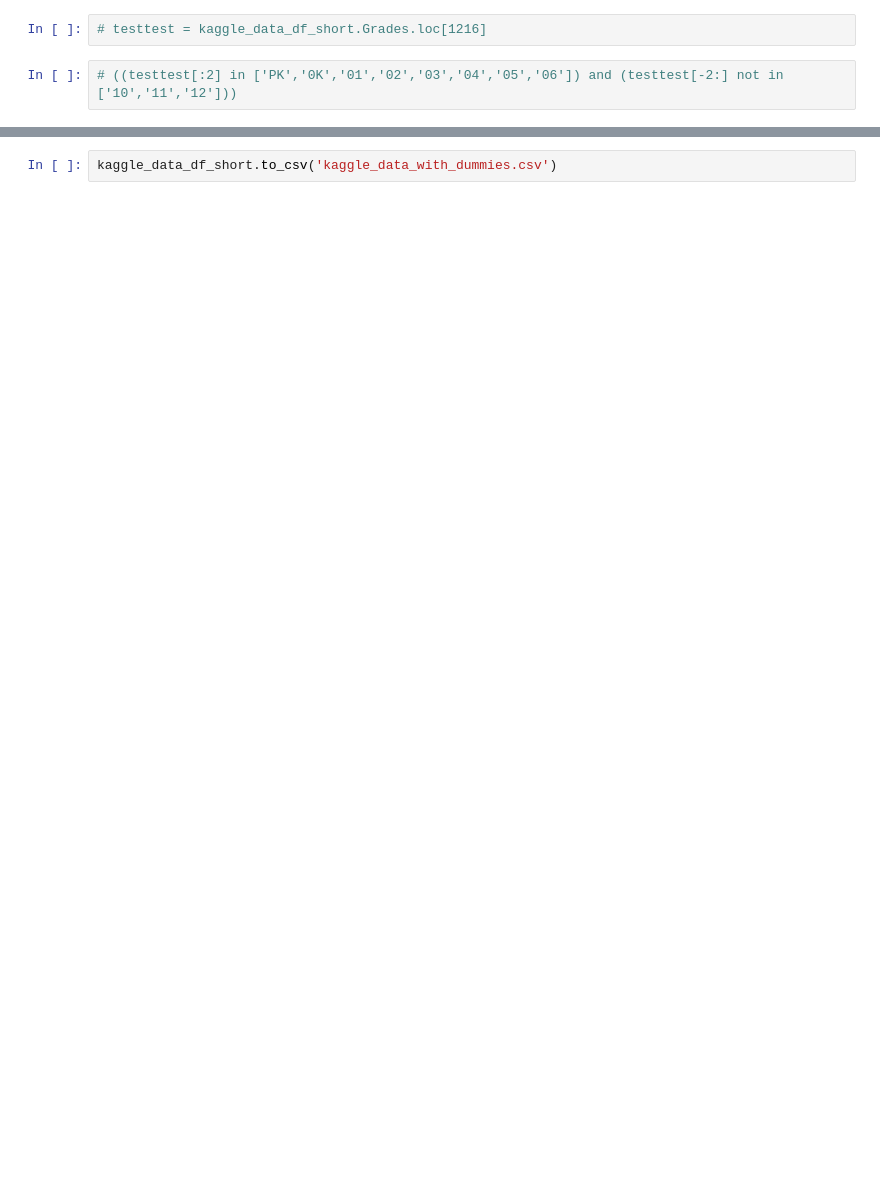
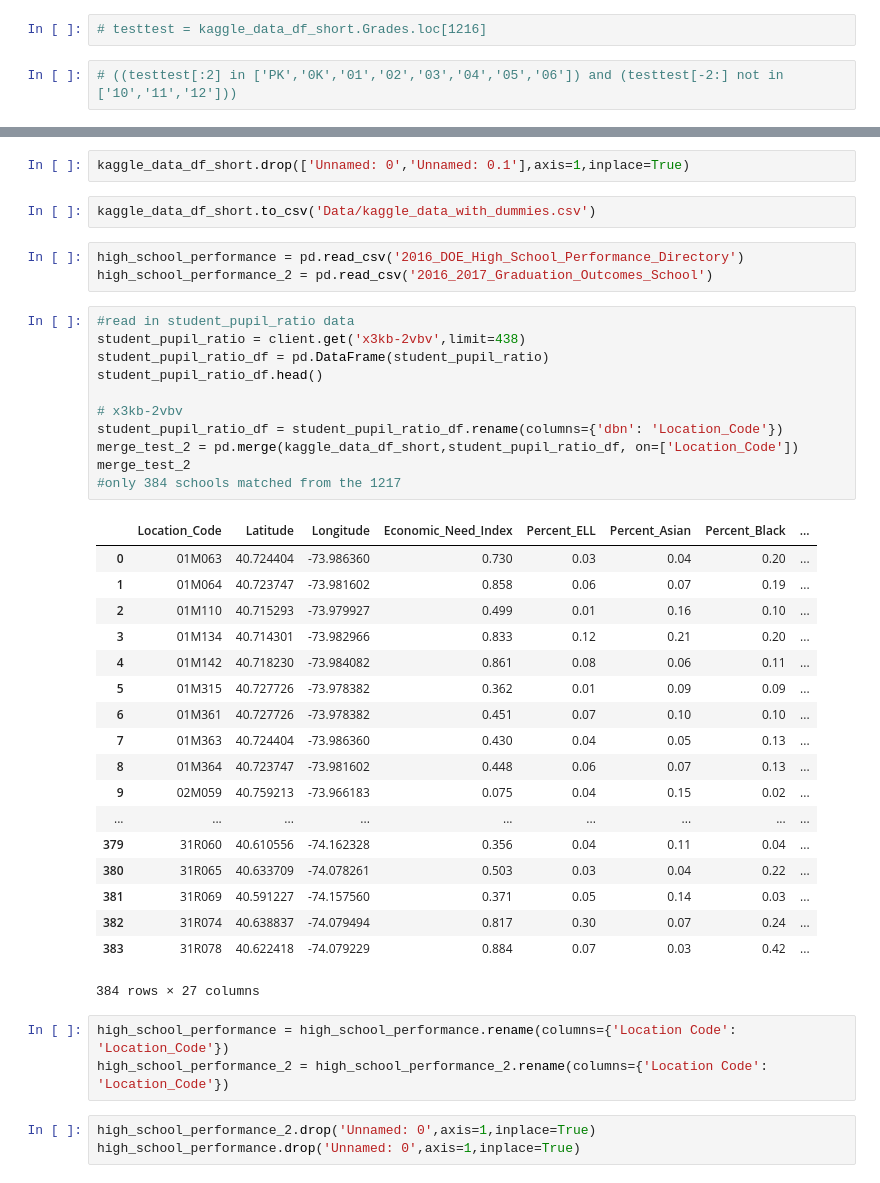
Before and after one commit to elenasm7/Linear-Regression-NYC-Schools, a Jupyter notebook: Linear_Regression_Notebook_1.ipynb, the cells around one changed output, grey strips where cells are left out. Cells and saved outputs as stored; diff of their text form; blank space fills up the shorter version.

```diff
--- a/Linear_Regression_Notebook_1.ipynb
+++ b/Linear_Regression_Notebook_1.ipynb
@@ -979,2 +866,43 @@ kaggle_data_df_short.head()
+# %%
+kaggle_data_df_short.drop(['Unnamed: 0','Unnamed: 0.1'],axis=1,inplace=True)
 # %%
-kaggle_data_df_short.to_csv('kaggle_data_with_dummies.csv')
+kaggle_data_df_short.to_csv('Data/kaggle_data_with_dummies.csv')
+# %%
+high_school_performance = pd.read_csv('2016_DOE_High_School_Performance_Directory')
+high_school_performance_2 = pd.read_csv('2016_2017_Graduation_Outcomes_School')
+# %%
+#read in student_pupil_ratio data
+student_pupil_ratio = client.get('x3kb-2vbv',limit=438)
+student_pupil_ratio_df = pd.DataFrame(student_pupil_ratio)
+student_pupil_ratio_df.head()
+
+# x3kb-2vbv
+student_pupil_ratio_df = student_pupil_ratio_df.rename(columns={'dbn': 'Location_Code'})
+merge_test_2 = pd.merge(kaggle_data_df_short,student_pupil_ratio_df, on=['Location_Code'])
+merge_test_2
+#only 384 schools matched from the 1217
+# %% [output]
+|  | Location_Code | Latitude | Longitude | Economic_Need_Index | Percent_ELL | Percent_Asian | Percent_Black | ... |
+| 0 | 01M063 | 40.724404 | -73.986360 | 0.730 | 0.03 | 0.04 | 0.20 | ... |
+| 1 | 01M064 | 40.723747 | -73.981602 | 0.858 | 0.06 | 0.07 | 0.19 | ... |
+| 2 | 01M110 | 40.715293 | -73.979927 | 0.499 | 0.01 | 0.16 | 0.10 | ... |
+| 3 | 01M134 | 40.714301 | -73.982966 | 0.833 | 0.12 | 0.21 | 0.20 | ... |
+| 4 | 01M142 | 40.718230 | -73.984082 | 0.861 | 0.08 | 0.06 | 0.11 | ... |
+| 5 | 01M315 | 40.727726 | -73.978382 | 0.362 | 0.01 | 0.09 | 0.09 | ... |
+| 6 | 01M361 | 40.727726 | -73.978382 | 0.451 | 0.07 | 0.10 | 0.10 | ... |
+| 7 | 01M363 | 40.724404 | -73.986360 | 0.430 | 0.04 | 0.05 | 0.13 | ... |
+| 8 | 01M364 | 40.723747 | -73.981602 | 0.448 | 0.06 | 0.07 | 0.13 | ... |
+| 9 | 02M059 | 40.759213 | -73.966183 | 0.075 | 0.04 | 0.15 | 0.02 | ... |
+| ... | ... | ... | ... | ... | ... | ... | ... | ... |
+| 379 | 31R060 | 40.610556 | -74.162328 | 0.356 | 0.04 | 0.11 | 0.04 | ... |
+| 380 | 31R065 | 40.633709 | -74.078261 | 0.503 | 0.03 | 0.04 | 0.22 | ... |
+| 381 | 31R069 | 40.591227 | -74.157560 | 0.371 | 0.05 | 0.14 | 0.03 | ... |
+| 382 | 31R074 | 40.638837 | -74.079494 | 0.817 | 0.30 | 0.07 | 0.24 | ... |
+| 383 | 31R078 | 40.622418 | -74.079229 | 0.884 | 0.07 | 0.03 | 0.42 | ... |
+384 rows × 27 columns
+# %%
+high_school_performance = high_school_performance.rename(columns={'Location Code': 'Location_Code'})
+high_school_performance_2 = high_school_performance_2.rename(columns={'Location Code': 'Location_Code'})
+# %%
+high_school_performance_2.drop('Unnamed: 0',axis=1,inplace=True)
+high_school_performance.drop('Unnamed: 0',axis=1,inplace=True)
```
Also changed, not shown: parts of 39 cells of this notebook.
